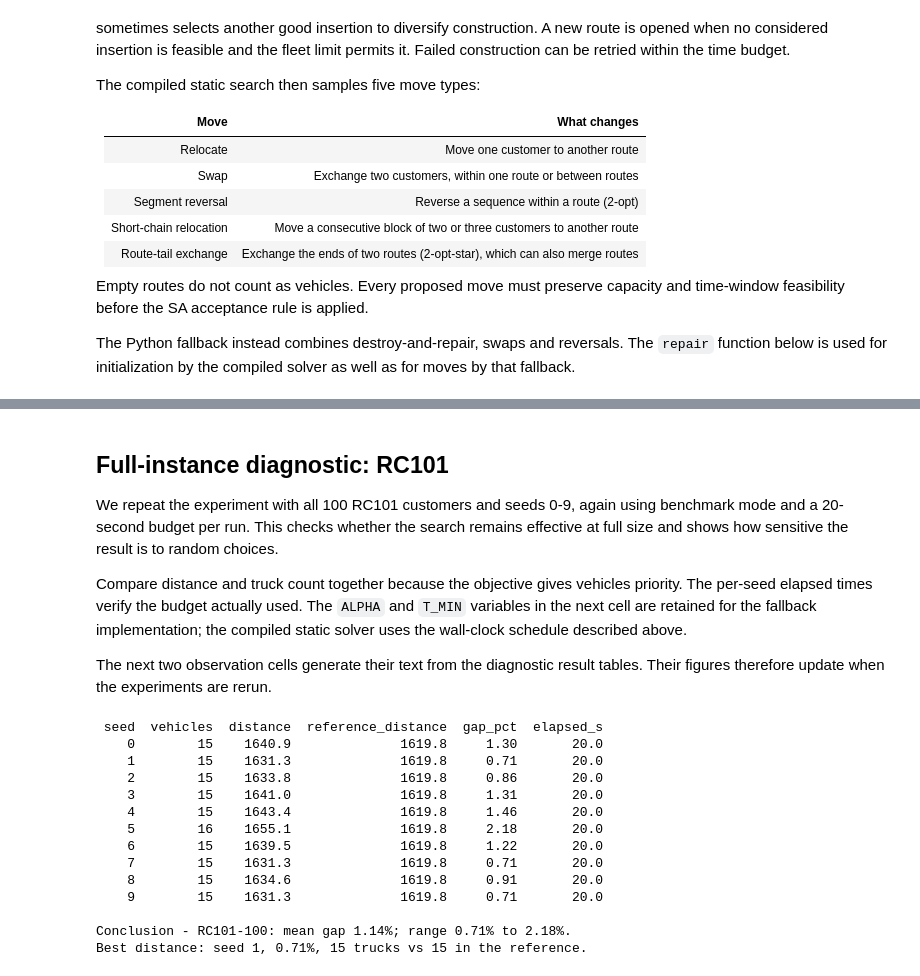
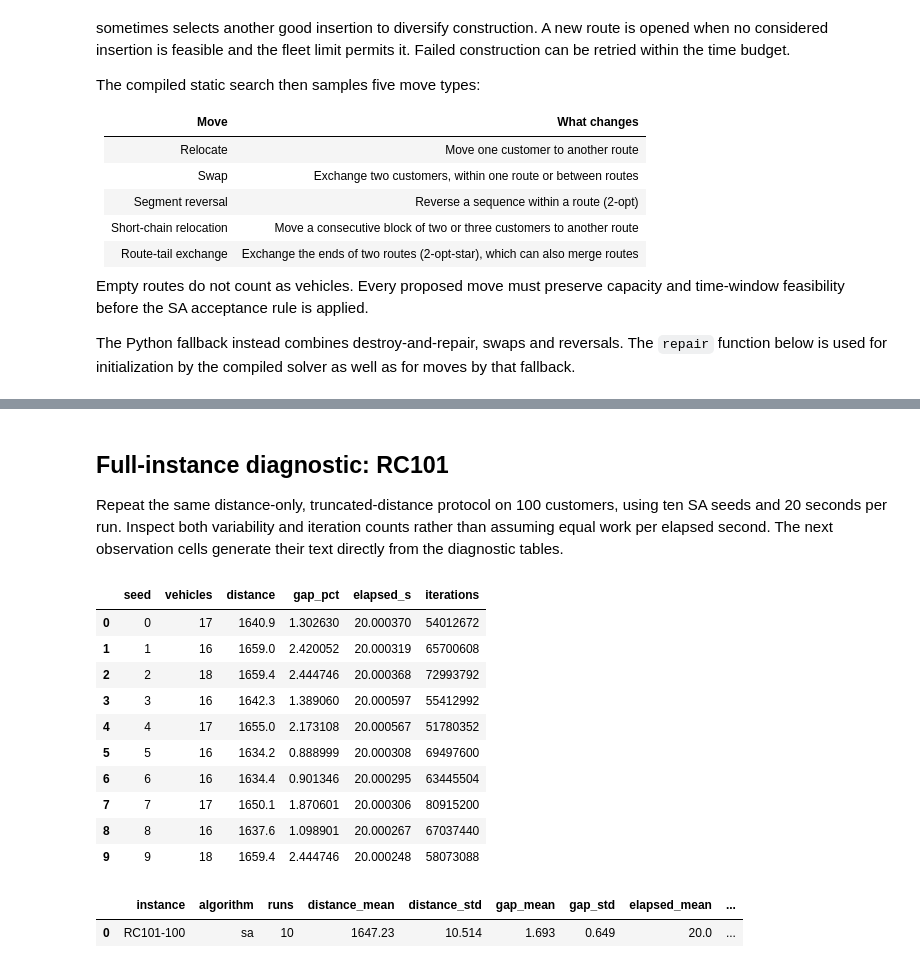
Before and after one commit to zzaved/cesi-cvrp-metaheuristics, a Jupyter notebook: notebooks/SA.ipynb, the cells around one changed output, grey strips where cells are left out. Drawn from its saved outputs; the diff is of its cells as text; code cells hidden in the pictures.

```diff
--- a/notebooks/SA.ipynb
+++ b/notebooks/SA.ipynb
@@ -537,37 +200,27 @@ Best routes: [[5, 3, 7, 8, 10, 11, 9, 6, 4, 2, 1], [13, 17, 18, 19, 15, 16, 14,
 # %% [markdown]
 ## Full-instance diagnostic: RC101
 
-We repeat the experiment with all 100 RC101 customers and seeds 0-9, again using benchmark mode and a 20-second budget per run. This checks whether the search remains effective at full size and shows how sensitive the result is to random choices.
-
-Compare distance and truck count together because the objective gives vehicles priority. The per-seed elapsed times verify the budget actually used. The `ALPHA` and `T_MIN` variables in the next cell are retained for the fallback implementation; the compiled static solver uses the wall-clock schedule described above.
-
-The next two observation cells generate their text from the diagnostic result tables. Their figures therefore update when the experiments are rerun.
+Repeat the same distance-only, truncated-distance protocol on 100 customers, using ten SA seeds and 20 seconds per run. Inspect both variability and iteration counts rather than assuming equal work per elapsed second. The next observation cells generate their text directly from the diagnostic tables.
 # %%
-ALPHA = 0.999
-T_MIN = 0.00001
-N_SEEDS_RC101 = 10
-
 rc_results, rc_runs = run_experiment(
-    pRC, refRC, range(N_SEEDS_RC101), alpha=ALPHA, min_temperature=T_MIN
+    pRC, refRC, SEEDS, time_limit=TIME_LIMIT, workers=WORKERS
 )
-print(rc_results[['seed','vehicles','distance','reference_distance','gap_pct','elapsed_s']]
-      .round(2).to_string(index=False))
-print_gap_conclusions(pRC.name, rc_results)
+display(rc_results[['seed', 'vehicles', 'distance', 'gap_pct', 'elapsed_s', 'iterations']])
+display(summarize_runs(rc_results).round(3))
 # %% [output]
- seed  vehicles  distance  reference_distance  gap_pct  elapsed_s
-    0        15    1640.9              1619.8     1.30       20.0
-    1        15    1631.3              1619.8     0.71       20.0
-    2        15    1633.8              1619.8     0.86       20.0
-    3        15    1641.0              1619.8     1.31       20.0
-    4        15    1643.4              1619.8     1.46       20.0
-    5        16    1655.1              1619.8     2.18       20.0
-    6        15    1639.5              1619.8     1.22       20.0
-    7        15    1631.3              1619.8     0.71       20.0
-    8        15    1634.6              1619.8     0.91       20.0
-    9        15    1631.3              1619.8     0.71       20.0
-
-Conclusion - RC101-100: mean gap 1.14%; range 0.71% to 2.18%.
-Best distance: seed 1, 0.71%, 15 trucks vs 15 in the reference.
+|  | seed | vehicles | distance | gap_pct | elapsed_s | iterations |
+| 0 | 0 | 17 | 1640.9 | 1.302630 | 20.000370 | 54012672 |
+| 1 | 1 | 16 | 1659.0 | 2.420052 | 20.000319 | 65700608 |
+| 2 | 2 | 18 | 1659.4 | 2.444746 | 20.000368 | 72993792 |
+| 3 | 3 | 16 | 1642.3 | 1.389060 | 20.000597 | 55412992 |
+| 4 | 4 | 17 | 1655.0 | 2.173108 | 20.000567 | 51780352 |
+| 5 | 5 | 16 | 1634.2 | 0.888999 | 20.000308 | 69497600 |
+| 6 | 6 | 16 | 1634.4 | 0.901346 | 20.000295 | 63445504 |
+| 7 | 7 | 17 | 1650.1 | 1.870601 | 20.000306 | 80915200 |
+| 8 | 8 | 16 | 1637.6 | 1.098901 | 20.000267 | 67037440 |
+| 9 | 9 | 18 | 1659.4 | 2.444746 | 20.000248 | 58073088 |
+|  | instance | algorithm | runs | distance_mean | distance_std | gap_mean | gap_std | elapsed_mean | ... |
+| 0 | RC101-100 | sa | 10 | 1647.23 | 10.514 | 1.693 | 0.649 | 20.0 | ... |
 # %%
 from IPython.display import Markdown, display
 table = results25
```
Also changed, not shown: parts of 19 cells of this notebook, 9 other files.
